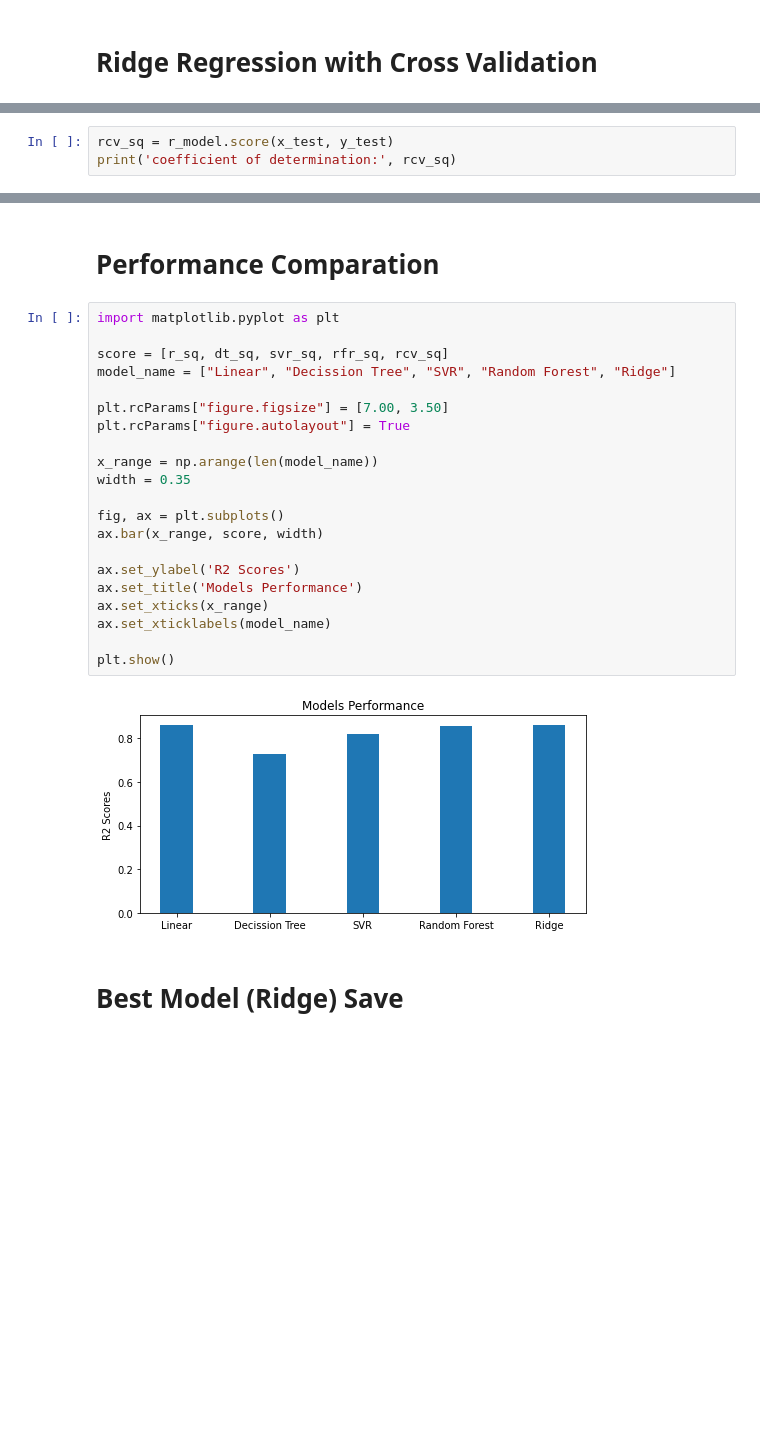
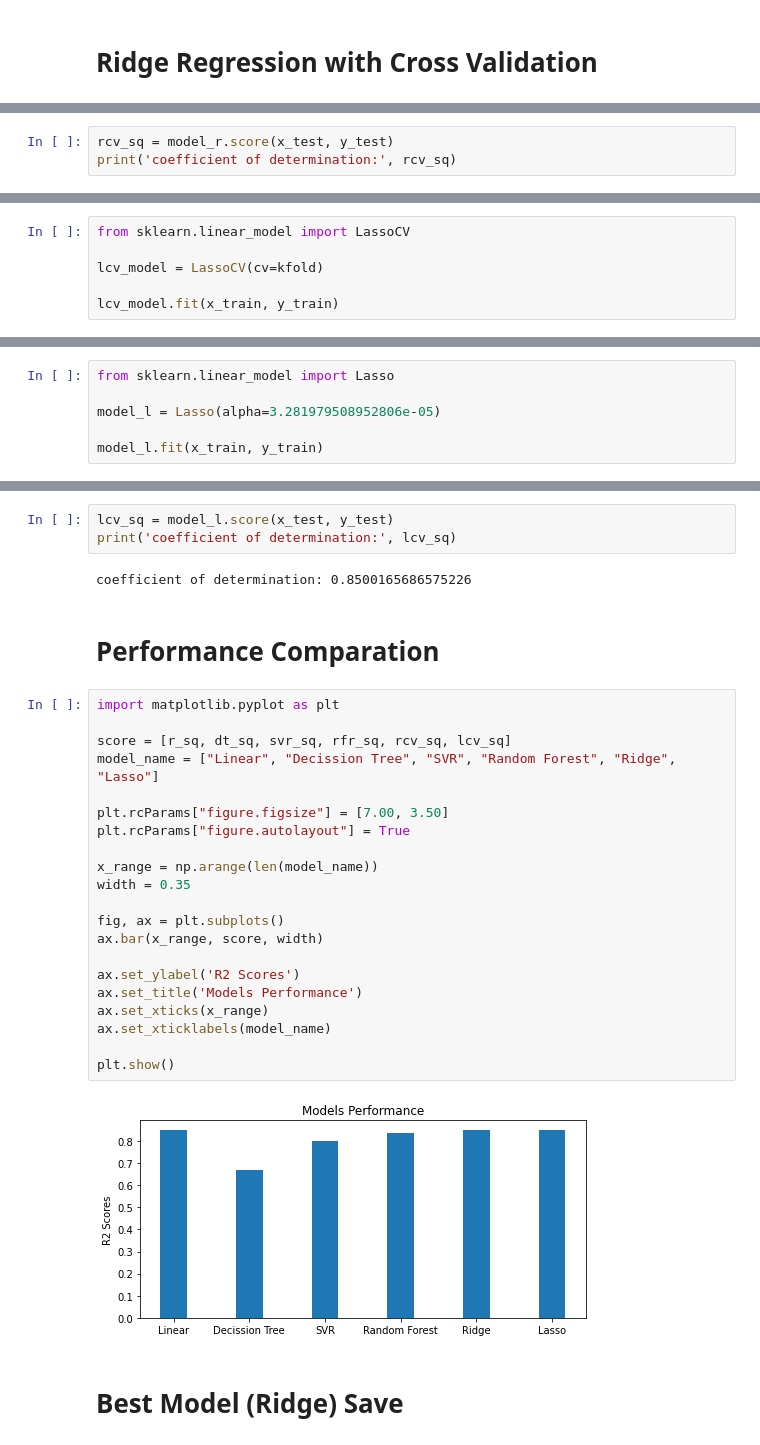
Before and after one commit to Babak-Belur/ML-model, a Jupyter notebook: GradeForecasting_V1.ipynb, the cells around one changed output, grey strips where cells are left out. Cells and saved outputs as stored; diff of their text form; blank space fills up the shorter version.

```diff
--- a/GradeForecasting_V1.ipynb
+++ b/GradeForecasting_V1.ipynb
@@ -258,4 +270,4 @@ RidgeCV(alphas=array([0.  , 0.01, 0.02, 0.03, 0.04, 0.05, 0.06, 0.07, 0.08, 0.09
 # %%
-rcv_sq = r_model.score(x_test, y_test)
+rcv_sq = model_r.score(x_test, y_test)
 print('coefficient of determination:', rcv_sq)
 # %% [output]
@@ -262,0 +277,6 @@ coefficient of determination: 0.8619529963577524
+# %%
+from sklearn.linear_model import LassoCV
+
+lcv_model = LassoCV(cv=kfold)
+
+lcv_model.fit(x_train, y_train)
@@ -262,0 +301,6 @@ coefficient of determination: 0.8619529963577524
+# %%
+from sklearn.linear_model import Lasso
+
+model_l = Lasso(alpha=3.281979508952806e-05)
+
+model_l.fit(x_train, y_train)
@@ -263,28 +311,33 @@ coefficient of determination: 0.8619529963577524
+# %%
+lcv_sq = model_l.score(x_test, y_test)
+print('coefficient of determination:', lcv_sq)
+# %% [output]
+coefficient of determination: 0.8500165686575226
 # %% [markdown]
 # Performance Comparation
 # %%
 import matplotlib.pyplot as plt
 
-score = [r_sq, dt_sq, svr_sq, rfr_sq, rcv_sq]
-model_name = ["Linear", "Decission Tree", "SVR", "Random Forest", "Ridge"]
+score = [r_sq, dt_sq, svr_sq, rfr_sq, rcv_sq, lcv_sq]
+model_name = ["Linear", "Decission Tree", "SVR", "Random Forest", "Ridge", "Lasso"]
 
 plt.rcParams["figure.figsize"] = [7.00, 3.50]
 plt.rcParams["figure.autolayout"] = True
 
 x_range = np.arange(len(model_name))
 width = 0.35
 
 fig, ax = plt.subplots()
 ax.bar(x_range, score, width)
 
 ax.set_ylabel('R2 Scores')
 ax.set_title('Models Performance')
 ax.set_xticks(x_range)
 ax.set_xticklabels(model_name)
 
 plt.show()
 # %% [output]
-[figure, old version]
+[figure, new version]
 # %% [markdown]
 # Best Model (Ridge) Save
 # %%
```
Also changed, not shown: parts of 21 cells of this notebook, 1 other file.
